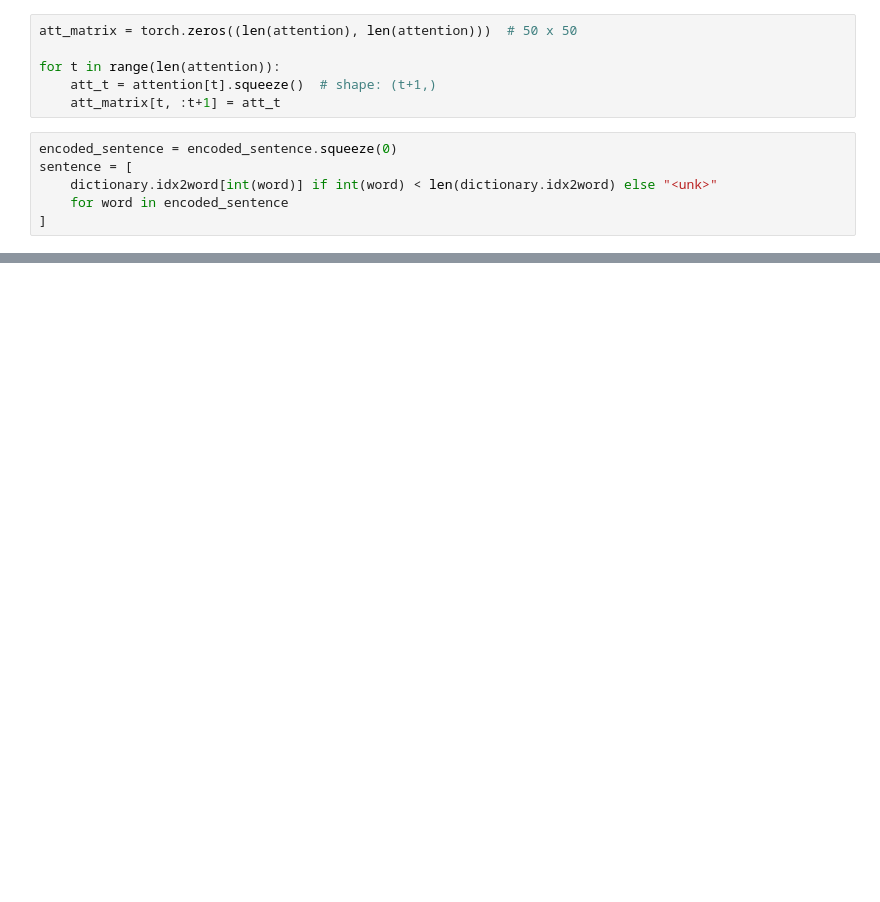
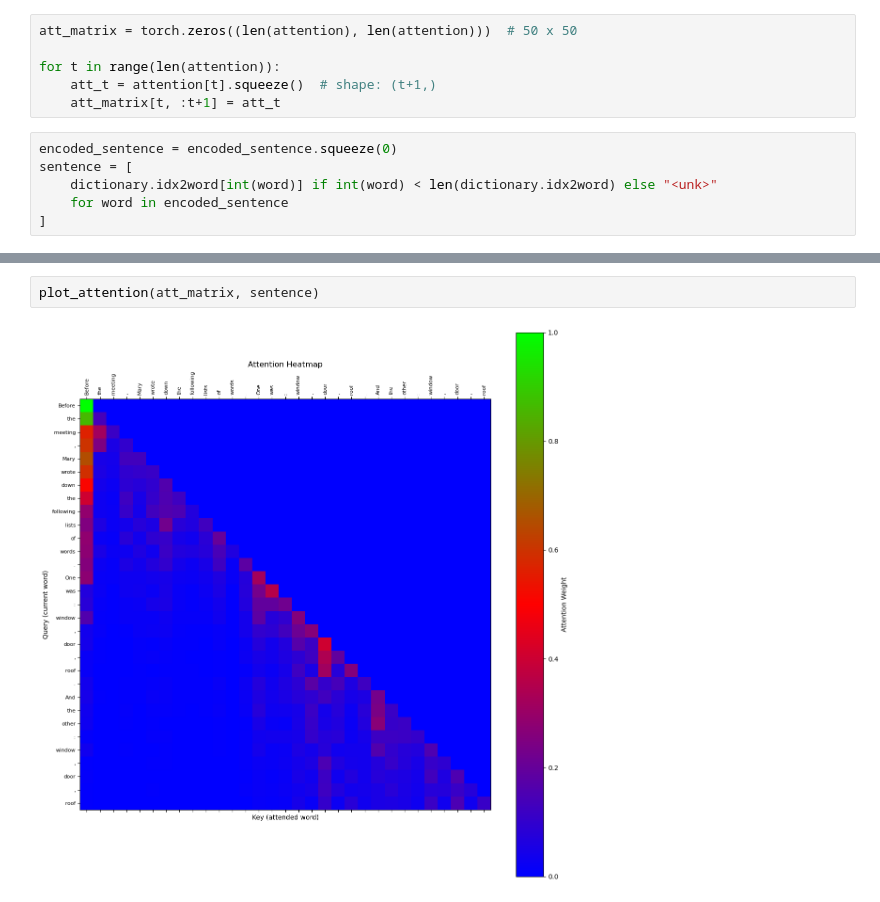
Before and after one commit to malo-renaudin/colorlessgreenRNNs, a Jupyter notebook: test_gumbel_softmax/count_attended_tokens.ipynb, the cells around one changed output, grey strips where cells are left out. Saved outputs shown, nothing was run; the diff lists cells and outputs as text; blank space fills up the shorter version.

```diff
--- a/test_gumbel_softmax/count_attended_tokens.ipynb
+++ b/test_gumbel_softmax/count_attended_tokens.ipynb
@@ -123,0 +139,4 @@ plot_attention(att_matrix, sentence)
+# %%
+plot_attention(att_matrix, sentence)
+# %% [output]
+[figure, added]
```
Also changed, not shown: parts of 10 cells of this notebook, 5 other files.
